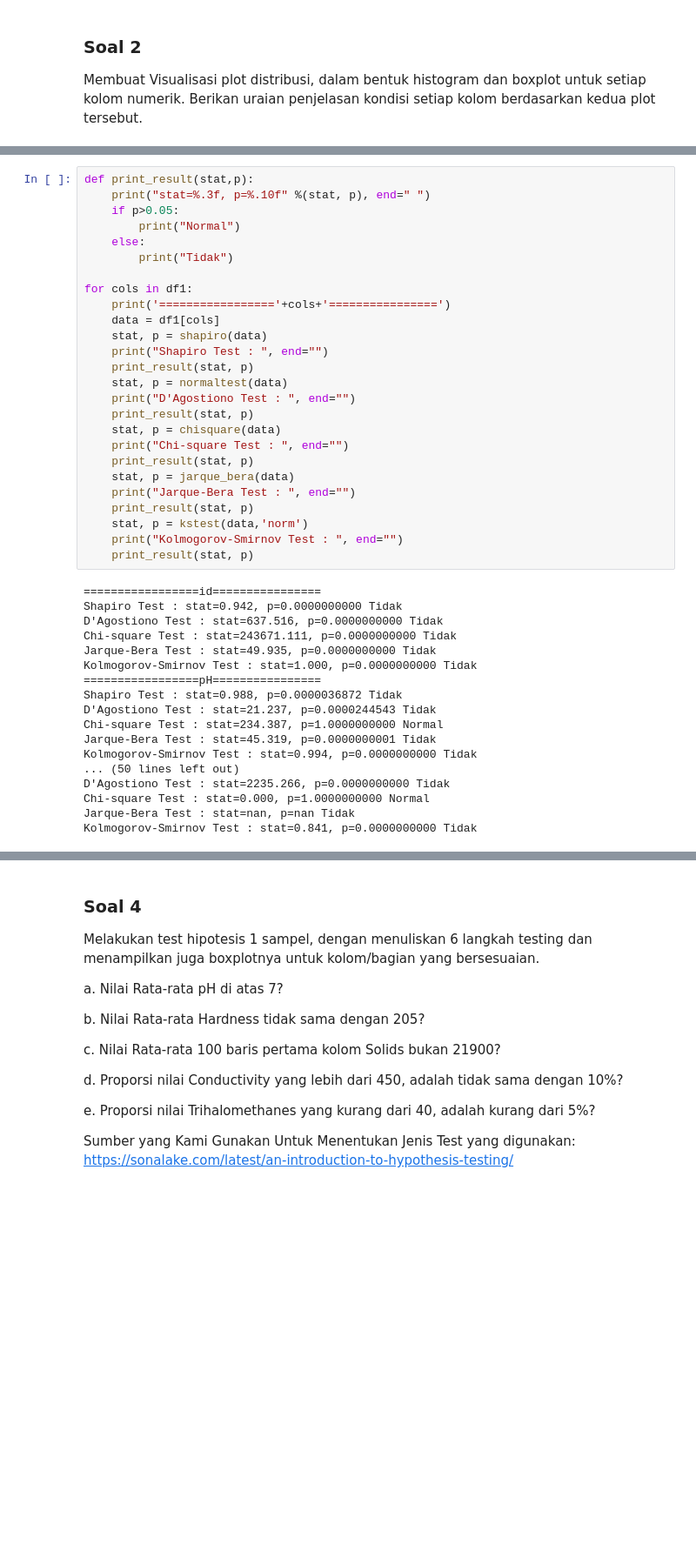
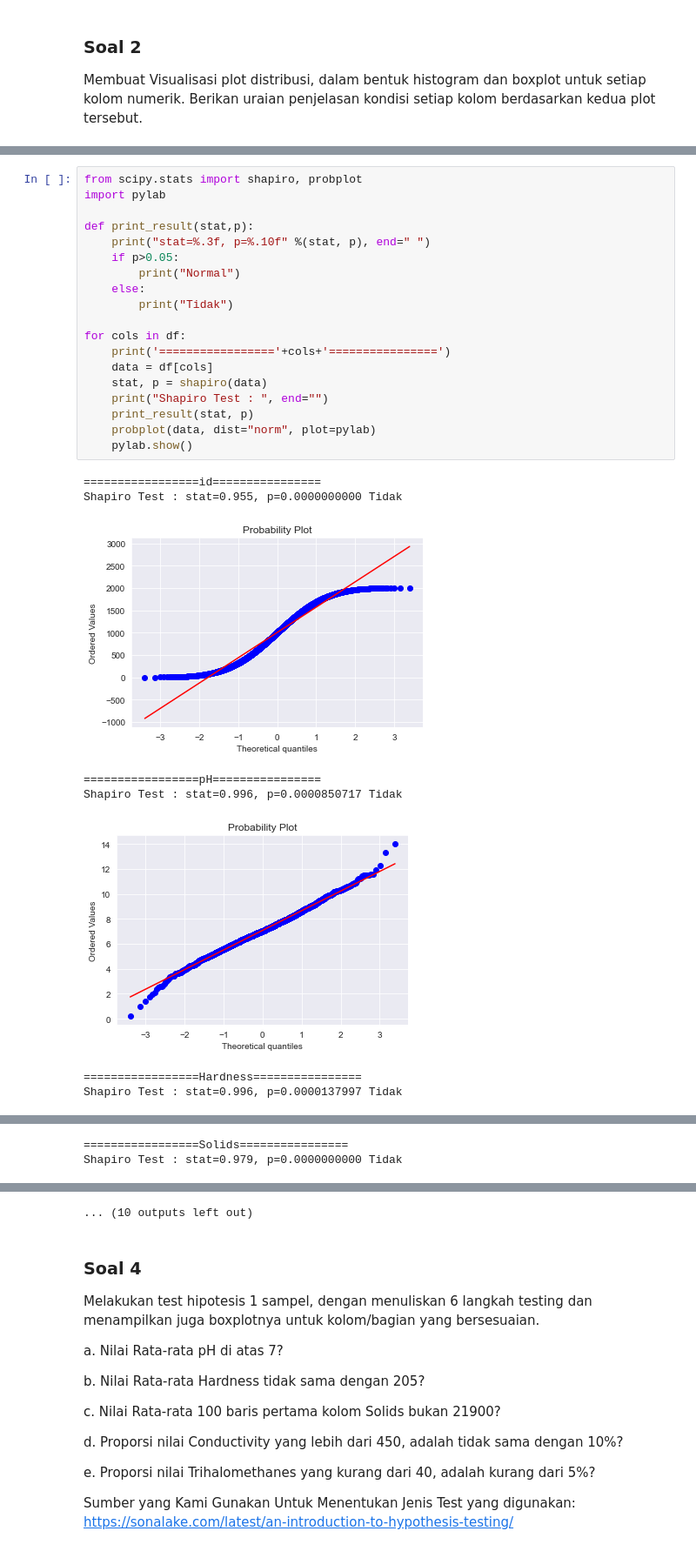
Before and after one commit to bryanbernigen/Tubes1_Probstat, a Jupyter notebook: main.ipynb, the cells around one changed output, grey strips where cells are left out. Shown at 87% size. Saved outputs shown, nothing was run; the diff lists cells and outputs as text; blank space fills up the shorter version.

```diff
--- a/main.ipynb
+++ b/main.ipynb
@@ -155,44 +195,28 @@ plt.subplots_adjust(hspace=0.4, wspace = 0.4)
 # %%
+from scipy.stats import shapiro, probplot
+import pylab
+
 def print_result(stat,p):
     print("stat=%.3f, p=%.10f" %(stat, p), end=" ")
     if p>0.05:
         print("Normal")
     else:
         print("Tidak")
 
-for cols in df1:
+for cols in df:
     print('================='+cols+'================')
-    data = df1[cols]
+    data = df[cols]
     stat, p = shapiro(data)
     print("Shapiro Test : ", end="")
     print_result(stat, p)
-    stat, p = normaltest(data)
-    print("D'Agostiono Test : ", end="")
-    print_result(stat, p)
-    stat, p = chisquare(data)
-    print("Chi-square Test : ", end="")
-    print_result(stat, p)
-    stat, p = jarque_bera(data)
-    print("Jarque-Bera Test : ", end="")
-    print_result(stat, p)
-    stat, p = kstest(data,'norm')
-    print("Kolmogorov-Smirnov Test : ", end="")
-    print_result(stat, p)
+    probplot(data, dist="norm", plot=pylab)
+    pylab.show()
 # %% [output]
 =================id================
-Shapiro Test : stat=0.942, p=0.0000000000 Tidak
-D'Agostiono Test : stat=637.516, p=0.0000000000 Tidak
-Chi-square Test : stat=243671.111, p=0.0000000000 Tidak
-Jarque-Bera Test : stat=49.935, p=0.0000000000 Tidak
-Kolmogorov-Smirnov Test : stat=1.000, p=0.0000000000 Tidak
-=================pH================
-Shapiro Test : stat=0.988, p=0.0000036872 Tidak
-D'Agostiono Test : stat=21.237, p=0.0000244543 Tidak
-Chi-square Test : stat=234.387, p=1.0000000000 Normal
-Jarque-Bera Test : stat=45.319, p=0.0000000001 Tidak
-Kolmogorov-Smirnov Test : stat=0.994, p=0.0000000000 Tidak
-... (50 lines left out)
-D'Agostiono Test : stat=2235.266, p=0.0000000000 Tidak
-Chi-square Test : stat=0.000, p=1.0000000000 Normal
-Jarque-Bera Test : stat=nan, p=nan Tidak
-Kolmogorov-Smirnov Test : stat=0.841, p=0.0000000000 Tidak
+Shapiro Test : stat=0.955, p=0.0000000000 Tidak
+[figure, added]
+=================pH================
+Shapiro Test : stat=0.996, p=0.0000850717 Tidak
+[figure, added]
+=================Hardness================
+Shapiro Test : stat=0.996, p=0.0000137997 Tidak
@@ -198,0 +224,2 @@ Kolmogorov-Smirnov Test : stat=0.841, p=0.0000000000 Tidak
+=================Solids================
+Shapiro Test : stat=0.979, p=0.0000000000 Tidak
@@ -199,3 +233,4 @@ Kolmogorov-Smirnov Test : stat=0.841, p=0.0000000000 Tidak
+... (10 outputs left out)
 # %% [markdown]
 ### Soal 4
 Melakukan test hipotesis 1 sampel, dengan menuliskan 6 langkah testing dan menampilkan
```
Also changed, not shown: parts of 20 cells of this notebook.
